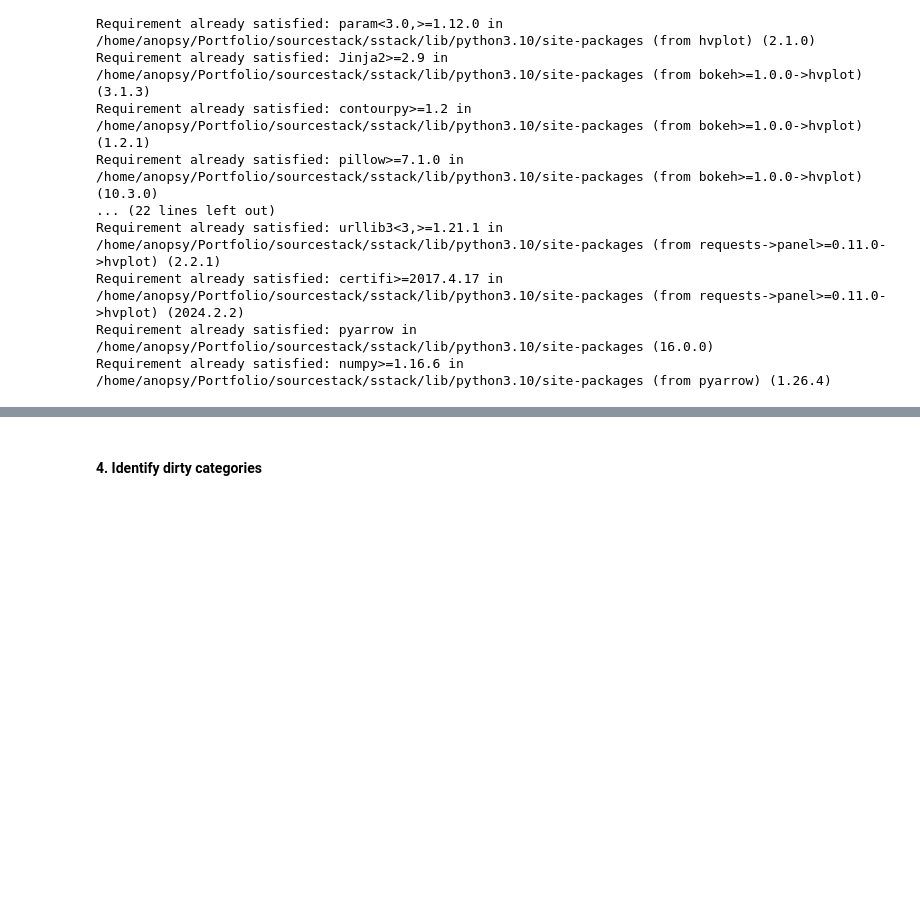
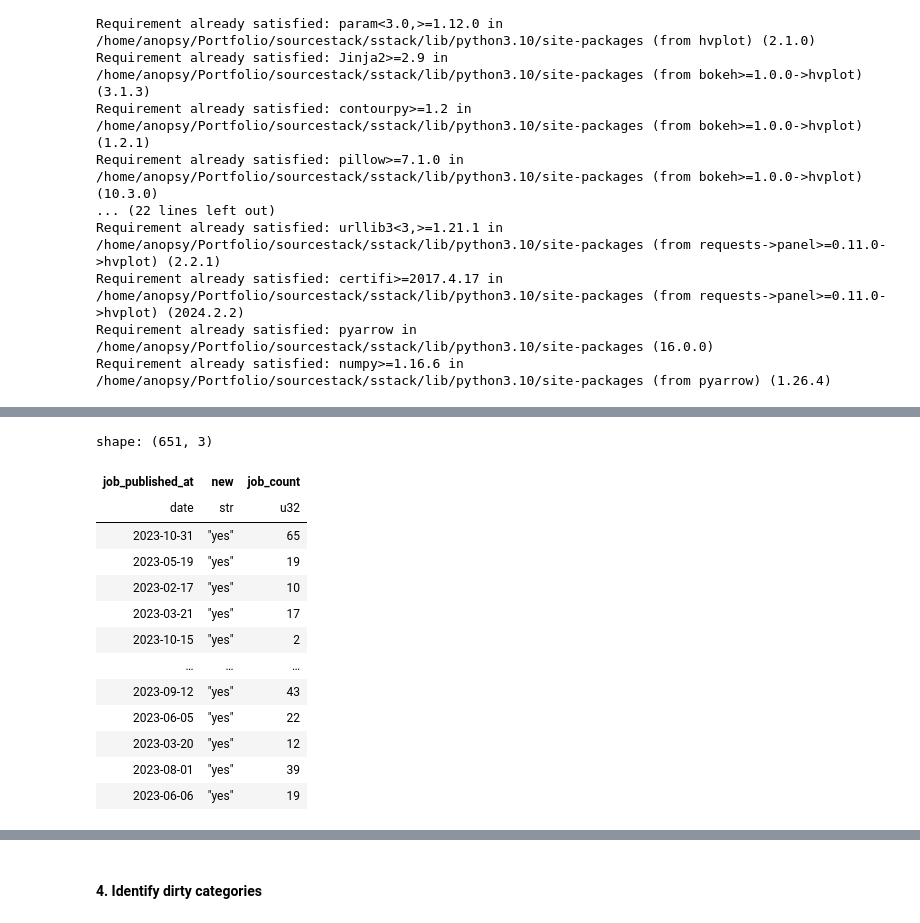
Before and after one commit to anopsy/sourcestack, a Jupyter notebook: data/explore.ipynb, the cells around one changed output, grey strips where cells are left out. Cells and saved outputs as stored; diff of their text form; code cells hidden in the pictures; blank space fills up the shorter version.

```diff
--- a/data/explore.ipynb
+++ b/data/explore.ipynb
@@ -271,0 +284,26 @@ seniority_groups.hvplot.bar(x="seniority", y="count", by="new", subplots=True, r
+# %%
+clean_timeline = no_dupl.filter(
+    pl.col("job_published_at").is_between(
+        datetime(2022, 12, 31), datetime(2024, 12, 31)
+    ),
+)
+# %%
+timeline = clean_timeline.group_by("job_published_at", "new").agg(
+    pl.col("job_published_at").count().alias("job_count")
+)
+timeline
+# %% [output]
+shape: (651, 3)
+| job_published_at | new | job_count |
+| date | str | u32 |
+| 2023-10-31 | "yes" | 65 |
+| 2023-05-19 | "yes" | 19 |
+| 2023-02-17 | "yes" | 10 |
+| 2023-03-21 | "yes" | 17 |
+| 2023-10-15 | "yes" | 2 |
+| … | … | … |
+| 2023-09-12 | "yes" | 43 |
+| 2023-06-05 | "yes" | 22 |
+| 2023-03-20 | "yes" | 12 |
+| 2023-08-01 | "yes" | 39 |
+| 2023-06-06 | "yes" | 19 |
```
Also changed, not shown: parts of 15 cells of this notebook.
